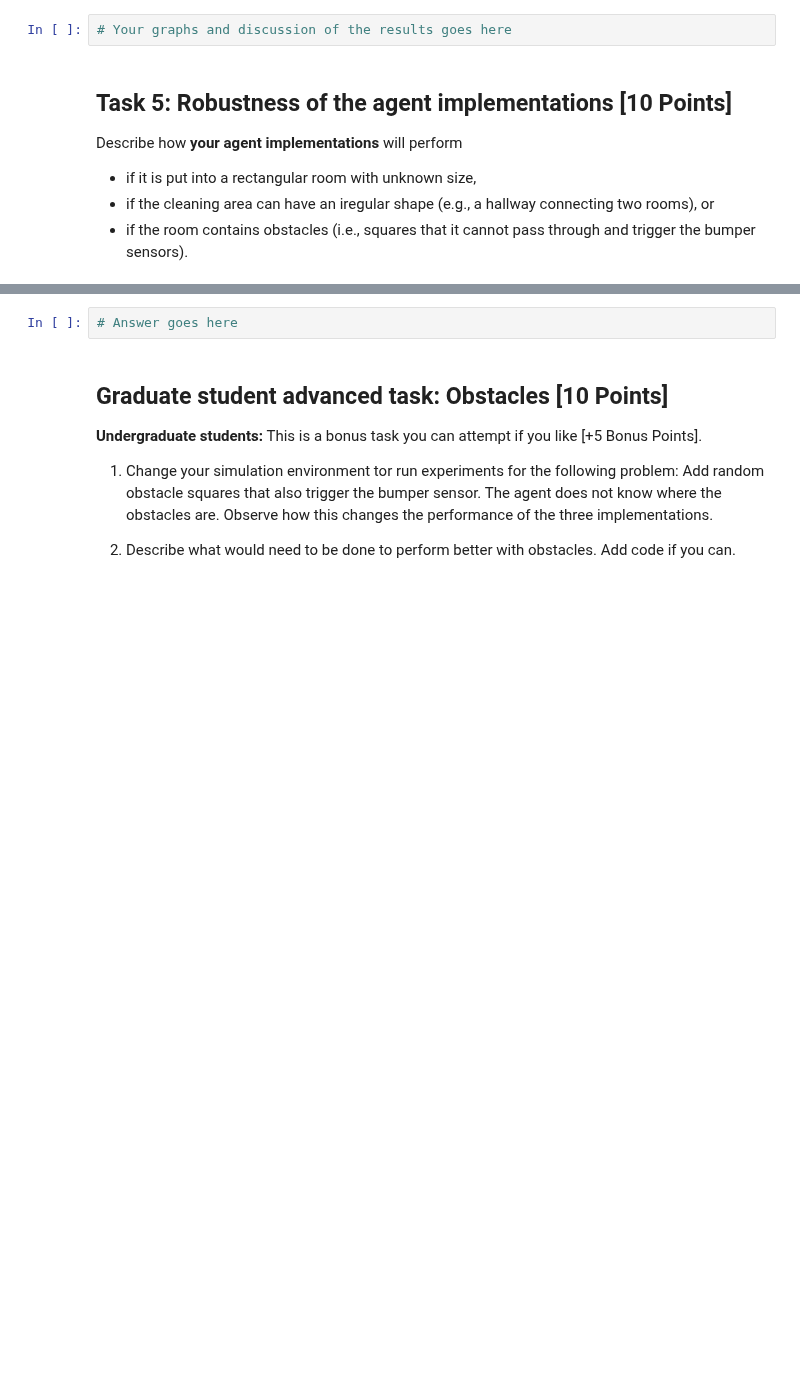
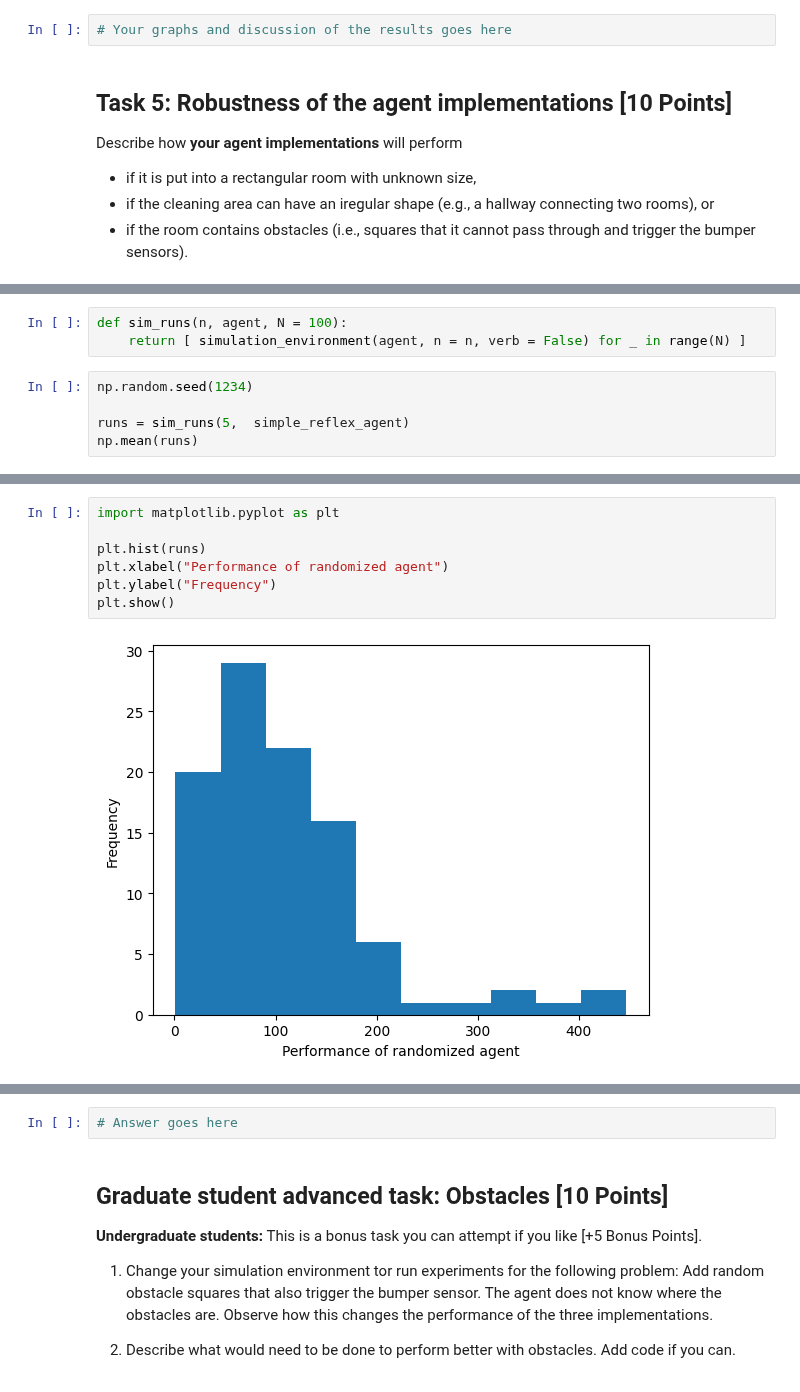
Before and after one commit to mhahsler/CS7320-AI, a Jupyter notebook: Agents/robot_vacuum.ipynb, the cells around one changed output, grey strips where cells are left out. Cells and saved outputs as stored; diff of their text form; blank space fills up the shorter version.

```diff
--- a/Agents/robot_vacuum.ipynb
+++ b/Agents/robot_vacuum.ipynb
@@ -346,0 +706,8 @@ Describe how **your agent implementations** will perform
+# %%
+def sim_runs(n, agent, N = 100):
+    return [ simulation_environment(agent, n = n, verb = False) for _ in range(N) ]
+# %%
+np.random.seed(1234)
+
+runs = sim_runs(5,  simple_reflex_agent)
+np.mean(runs)
@@ -346,0 +726,9 @@ Describe how **your agent implementations** will perform
+# %%
+import matplotlib.pyplot as plt
+
+plt.hist(runs)
+plt.xlabel("Performance of randomized agent")
+plt.ylabel("Frequency")
+plt.show()
+# %% [output]
+[figure, added]
```
Also changed, not shown: parts of 39 cells of this notebook.
